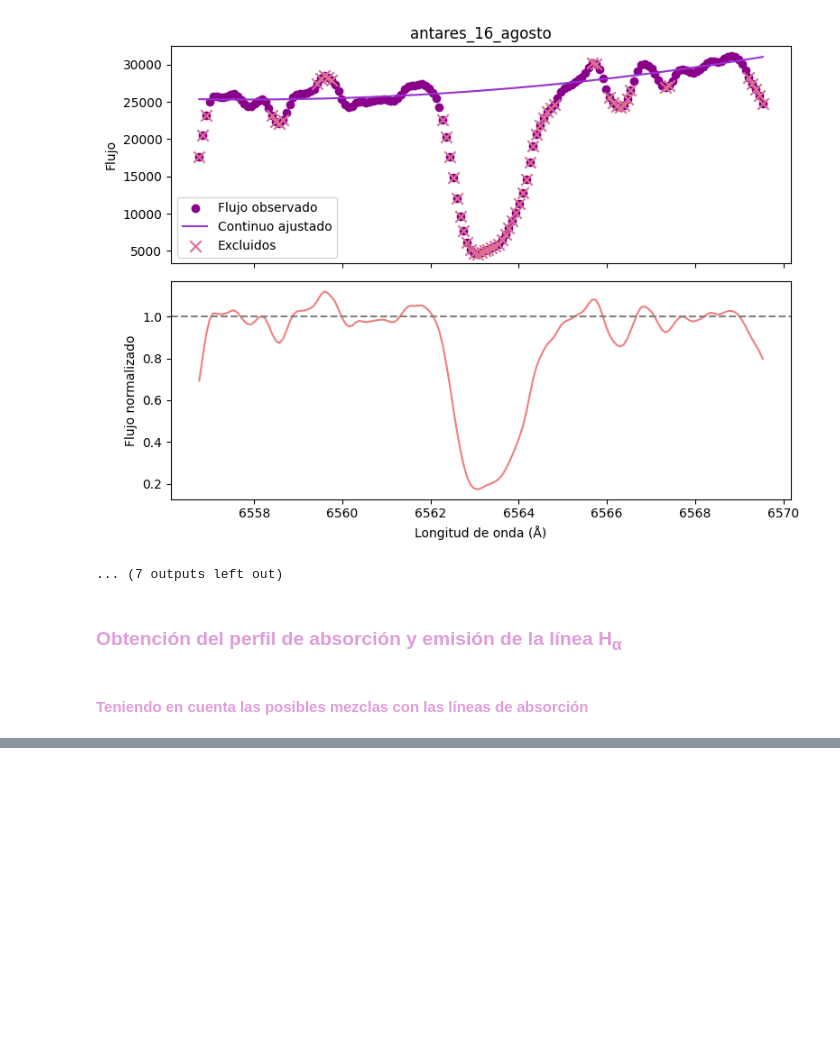
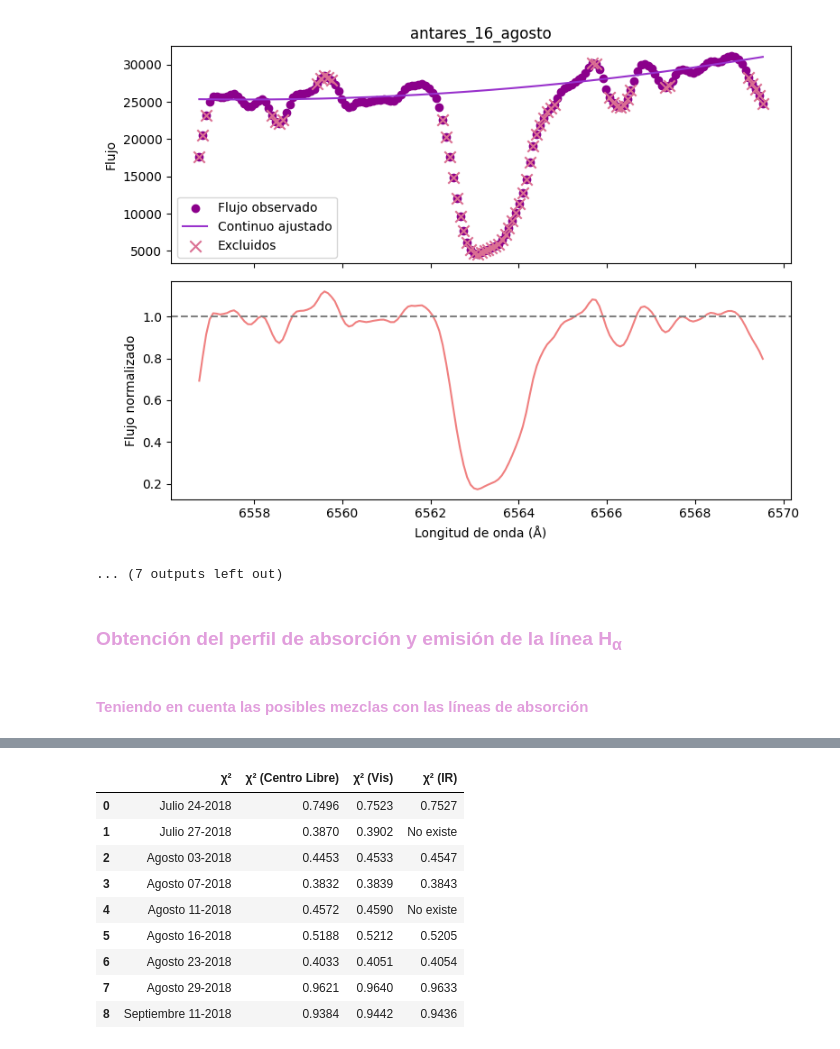
Before and after one commit to JessiDaniL/Tesis, a Jupyter notebook: Datos ESPARTACO/analisis_halpha_antares_normalizacion_2018.ipynb, the cells around one changed output, grey strips where cells are left out. Drawn from its saved outputs; the diff is of its cells as text; code cells hidden in the pictures; blank space fills up the shorter version.

```diff
--- a/Datos ESPARTACO/analisis_halpha_antares_normalizacion_2018.ipynb
+++ b/Datos ESPARTACO/analisis_halpha_antares_normalizacion_2018.ipynb
@@ -612,0 +607,36 @@ h_alpha_natural = 6562.812 #Amstrongs
+# %%
+filas_chi2 = []
+
+for nombre, fits_fecha in resultados.items():
+    fecha_etiqueta = metadatos[nombre].get("fecha", nombre)
+
+    # Chi del libre
+    chi2_libre = fits_fecha["libre"]["fit"].chisqr if "libre" in fits_fecha else None
+
+    # Chi del visible
+    chi2_vis = fits_fecha["visible"]["fit"].chisqr if "visible" in fits_fecha else None
+
+    # Chi del infrarrojo
+    chi2_ir = fits_fecha["infrarrojo"]["fit"].chisqr if "infrarrojo" in fits_fecha else "No existe"
+
+    filas_chi2.append({
+        "χ²": fecha_etiqueta,
+        "χ² (Centro Libre)": round(chi2_libre, 4) if isinstance(chi2_libre, (int, float)) else chi2_libre,
+        "χ² (Vis)": round(chi2_vis, 4) if isinstance(chi2_vis, (int, float)) else chi2_vis,
+        "χ² (IR)": round(chi2_ir, 4) if isinstance(chi2_ir, (int, float)) else chi2_ir
+    })
+
+tabla_chi2 = pd.DataFrame(filas_chi2)
+
+display(tabla_chi2)
+# %% [output]
+|  | χ² | χ² (Centro Libre) | χ² (Vis) | χ² (IR) |
+| 0 | Julio 24-2018 | 0.7496 | 0.7523 | 0.7527 |
+| 1 | Julio 27-2018 | 0.3870 | 0.3902 | No existe |
+| 2 | Agosto 03-2018 | 0.4453 | 0.4533 | 0.4547 |
+| 3 | Agosto 07-2018 | 0.3832 | 0.3839 | 0.3843 |
+| 4 | Agosto 11-2018 | 0.4572 | 0.4590 | No existe |
+| 5 | Agosto 16-2018 | 0.5188 | 0.5212 | 0.5205 |
+| 6 | Agosto 23-2018 | 0.4033 | 0.4051 | 0.4054 |
+| 7 | Agosto 29-2018 | 0.9621 | 0.9640 | 0.9633 |
+| 8 | Septiembre 11-2018 | 0.9384 | 0.9442 | 0.9436 |
```
Also changed, not shown: parts of 10 cells of this notebook, 35 other files.
